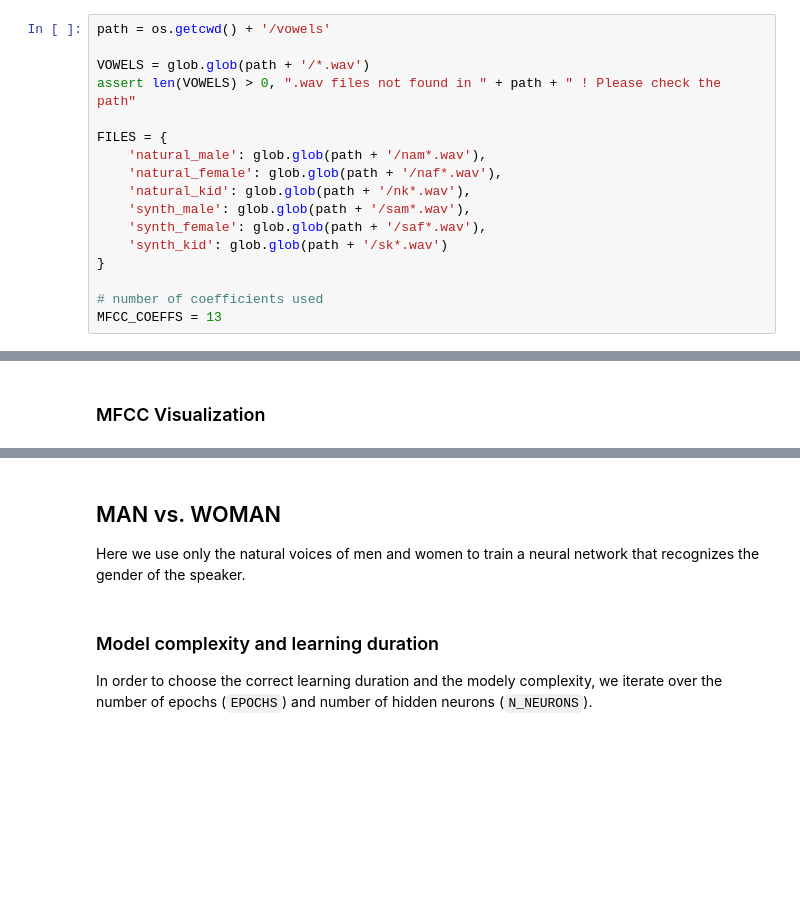
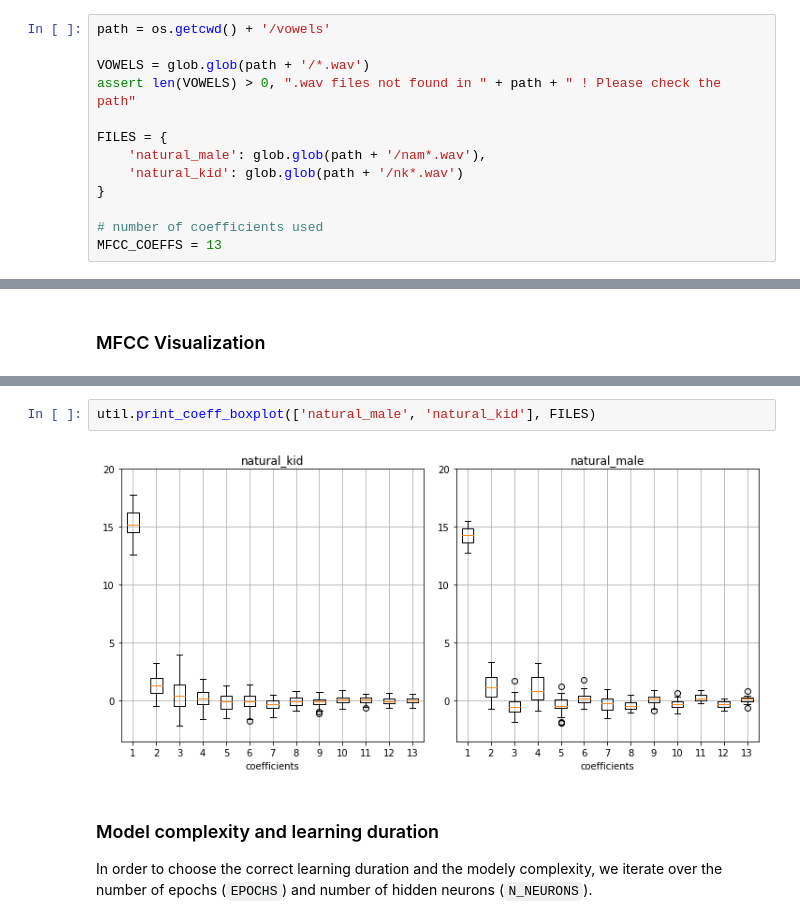
Before and after one commit to LifangHe/speaker-recognition, a Jupyter notebook: speaker_recognition-step_2.ipynb, the cells around one changed output, grey strips where cells are left out. Cells and saved outputs as stored; diff of their text form; blank space fills up the shorter version.

```diff
--- a/speaker_recognition-step_2.ipynb
+++ b/speaker_recognition-step_2.ipynb
@@ -22,11 +29,7 @@ assert len(VOWELS) > 0, ".wav files not found in " + path + " ! Please check the
 
 FILES = {
     'natural_male': glob.glob(path + '/nam*.wav'),
-    'natural_female': glob.glob(path + '/naf*.wav'),
-    'natural_kid': glob.glob(path + '/nk*.wav'),
-    'synth_male': glob.glob(path + '/sam*.wav'),
-    'synth_female': glob.glob(path + '/saf*.wav'),
-    'synth_kid': glob.glob(path + '/sk*.wav')
+    'natural_kid': glob.glob(path + '/nk*.wav')
 }
 
 # number of coefficients used
@@ -165,7 +39,7 @@ pl.tight_layout()
-# %% [markdown]
-## MAN vs. WOMAN
-
-Here we use only the natural voices of men and women to train a neural network that recognizes the gender of the speaker.
+# %%
+util.print_coeff_boxplot(['natural_male', 'natural_kid'], FILES)
+# %% [output]
+[figure, added]
 # %% [markdown]
 ### Model complexity and learning duration
 
```
Also changed, not shown: parts of 26 cells of this notebook.
